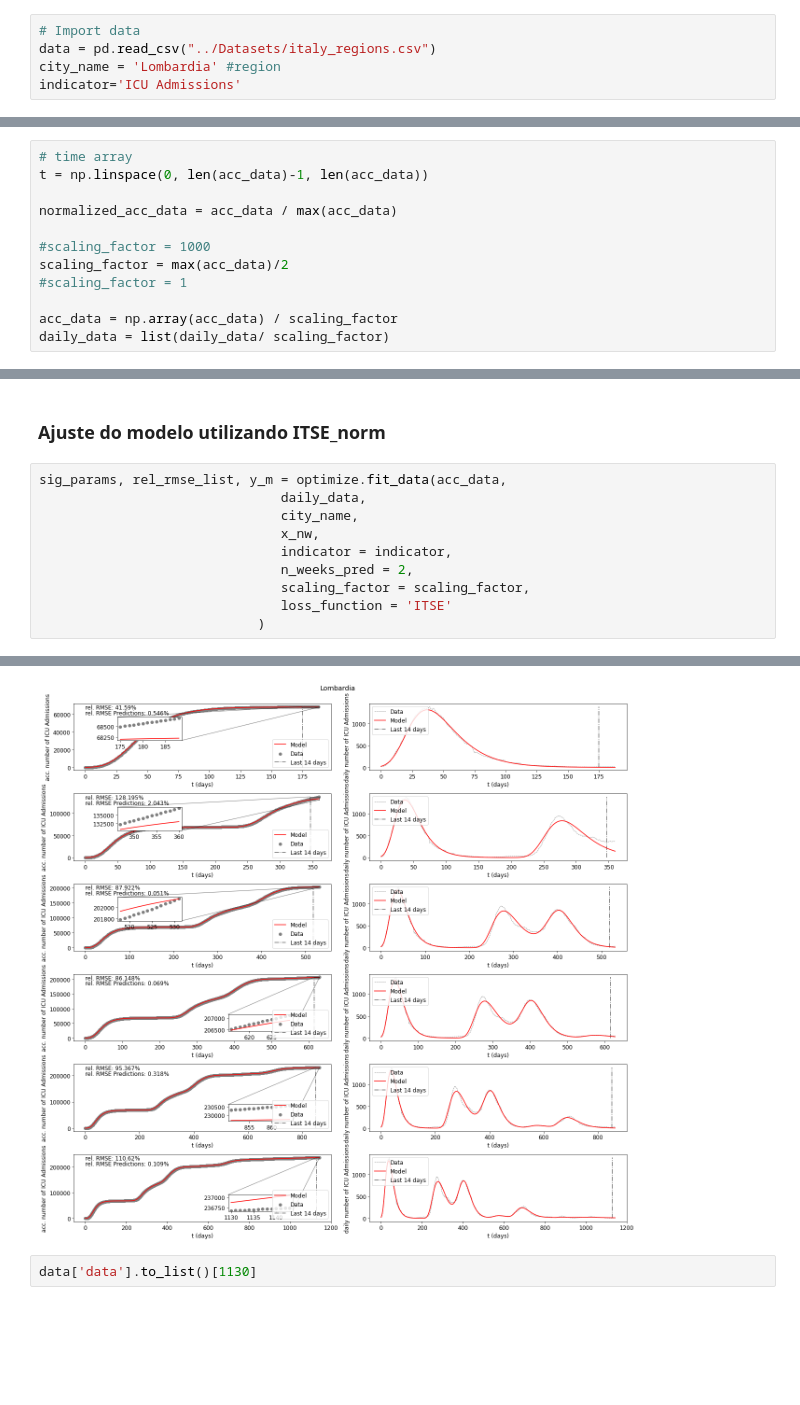
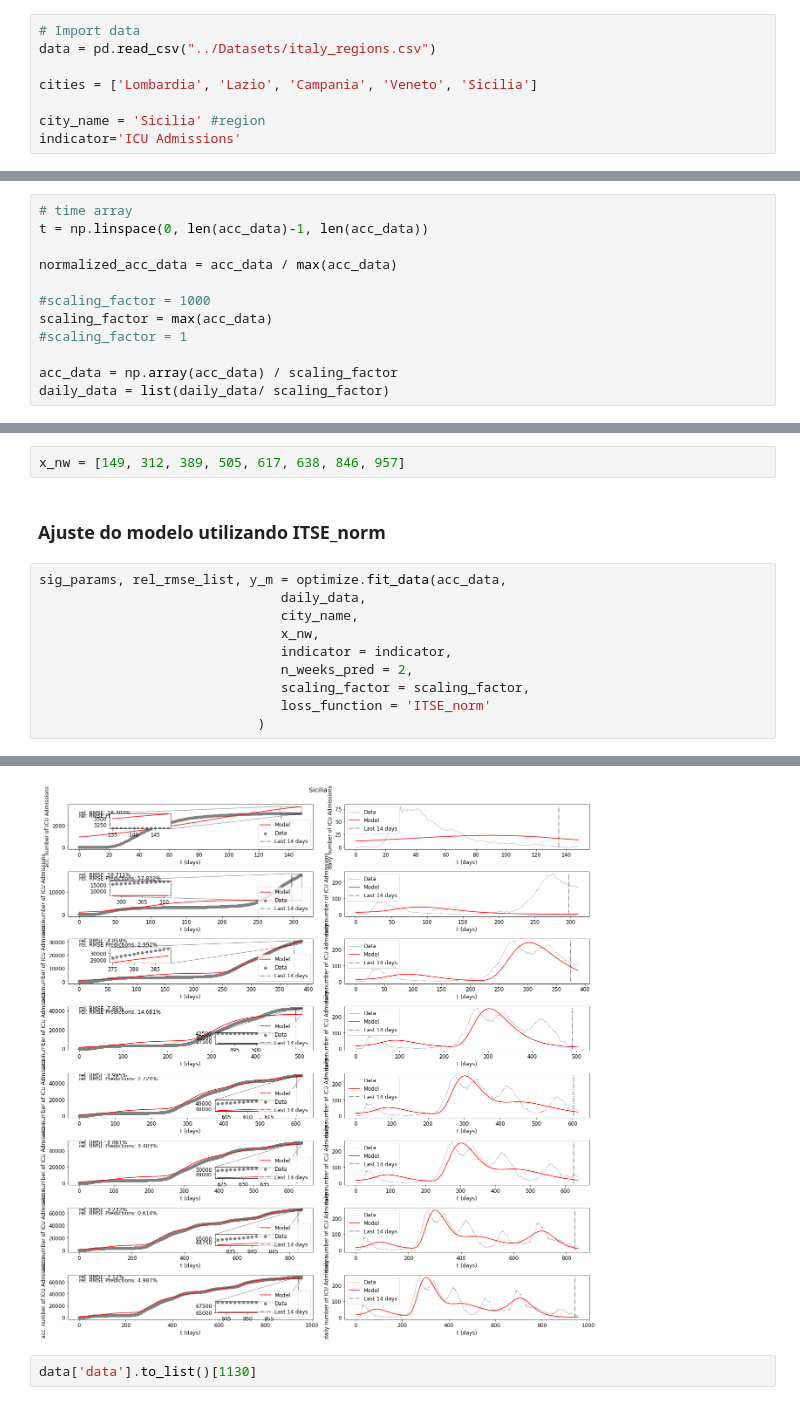
Before and after one commit to fpelogia/epid-models, a Jupyter notebook: Mestrado 2023/novos_testes.ipynb, the cells around one changed output, grey strips where cells are left out. Drawn from its saved outputs; the diff is of its cells as text; blank space fills up the shorter version.

```diff
--- a/Mestrado 2023/novos_testes.ipynb
+++ b/Mestrado 2023/novos_testes.ipynb
@@ -10,7 +10,10 @@ from new_wave import get_transition_points
 # %%
 # Import data
 data = pd.read_csv("../Datasets/italy_regions.csv")
-city_name = 'Lombardia' #region
+
+cities = ['Lombardia', 'Lazio', 'Campania', 'Veneto', 'Sicilia']
+
+city_name = 'Sicilia' #region
 indicator='ICU Admissions'
 # %%
 data.columns
@@ -48,7 +51,7 @@ t = np.linspace(0, len(acc_data)-1, len(acc_data))
 normalized_acc_data = acc_data / max(acc_data)
 
 #scaling_factor = 1000
-scaling_factor = max(acc_data)/2
+scaling_factor = max(acc_data)
 #scaling_factor = 1
 
 acc_data = np.array(acc_data) / scaling_factor
@@ -88,3 +112,5 @@ x_nw = [189, 361, 532, 630, 865, 1144]
+# %%
+x_nw = [149, 312, 389, 505, 617, 638, 846, 957]
 # %% [markdown]
 ### Ajuste do modelo utilizando ITSE_norm
 # %%
@@ -95,6 +121,6 @@ sig_params, rel_rmse_list, y_m = optimize.fit_data(acc_data,
                                indicator = indicator,
                                n_weeks_pred = 2,
                                scaling_factor = scaling_factor,
-                               loss_function = 'ITSE'
+                               loss_function = 'ITSE_norm'
                             )
 # %% [output]
@@ -112,4 +150,4 @@ Sigmoid #6 - A0:0.06345644107255345 | tp0:979.1317815987862 | delta0:62.44796335
-[figure, old version]
+[figure, new version]
 # %%
 data['data'].to_list()[1130]
 # %% [output]
```
Also changed, not shown: parts of 12 cells of this notebook, 13 other files.
